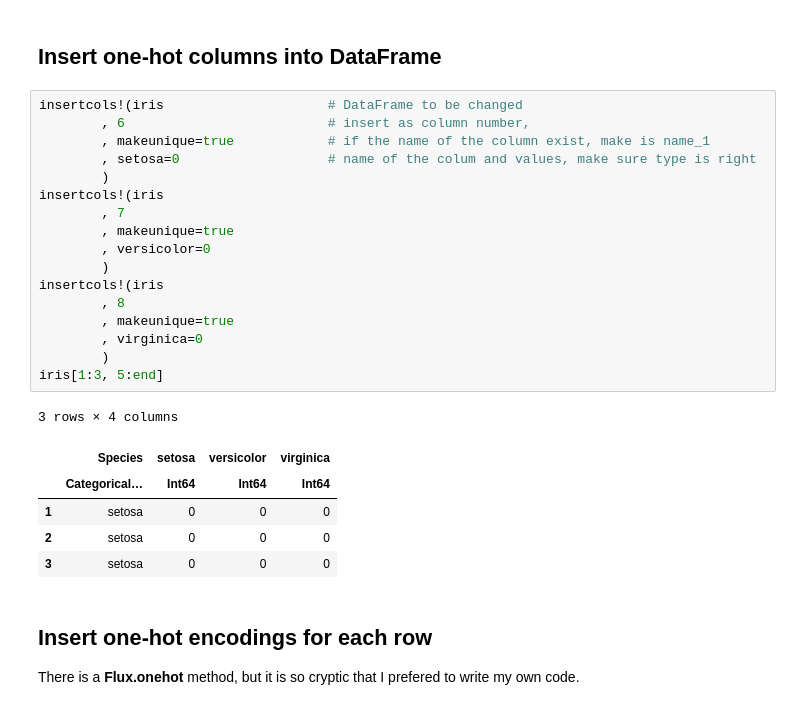
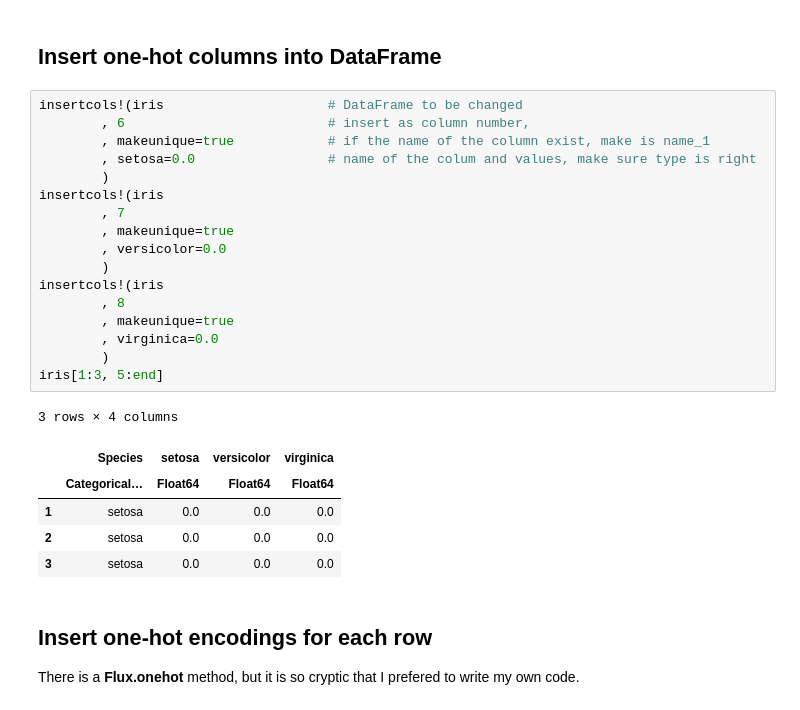
Before and after one commit to UkiDLucas/Iris_dataset_Julia_Flux_DNN_regression, a Jupyter notebook: Flux DNN regression.ipynb, the cells around one changed output. Drawn from its saved outputs; the diff is of its cells as text.

```diff
--- a/Flux DNN regression.ipynb
+++ b/Flux DNN regression.ipynb
@@ -149,27 +174,27 @@ eltype.(eachcol(iris))
 # %%
 insertcols!(iris                     # DataFrame to be changed
         , 6                          # insert as column number,
         , makeunique=true            # if the name of the column exist, make is name_1
-        , setosa=0                   # name of the colum and values, make sure type is right
+        , setosa=0.0                 # name of the colum and values, make sure type is right
         )
 insertcols!(iris
         , 7
         , makeunique=true
-        , versicolor=0
+        , versicolor=0.0
         )
 insertcols!(iris
         , 8
         , makeunique=true
-        , virginica=0
+        , virginica=0.0
         )
 iris[1:3, 5:end]
 # %% [output]
 3 rows × 4 columns
 |  | Species | setosa | versicolor | virginica |
-|  | Categorical… | Int64 | Int64 | Int64 |
-| 1 | setosa | 0 | 0 | 0 |
-| 2 | setosa | 0 | 0 | 0 |
-| 3 | setosa | 0 | 0 | 0 |
+|  | Categorical… | Float64 | Float64 | Float64 |
+| 1 | setosa | 0.0 | 0.0 | 0.0 |
+| 2 | setosa | 0.0 | 0.0 | 0.0 |
+| 3 | setosa | 0.0 | 0.0 | 0.0 |
 # %% [markdown]
 ## Insert one-hot encodings for each row
 
```
Also changed, not shown: parts of 33 cells of this notebook, 5 other files.
